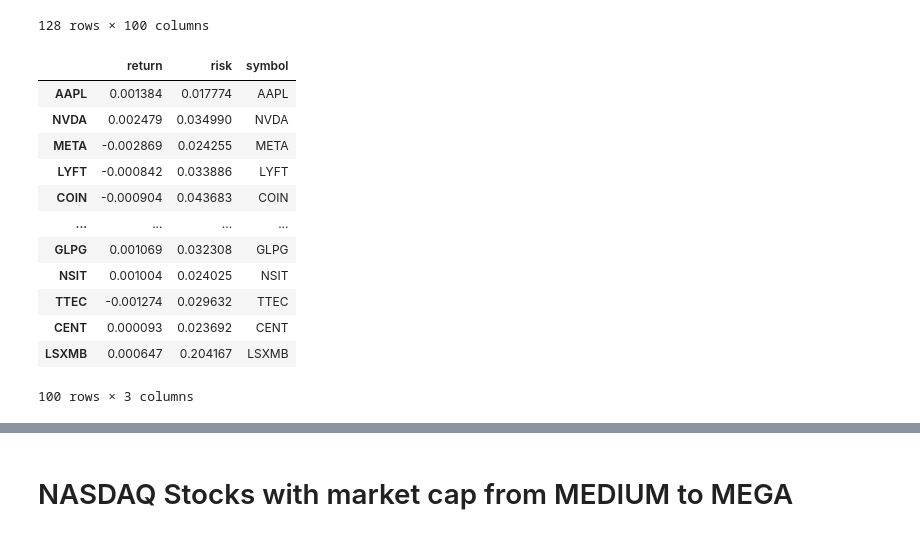
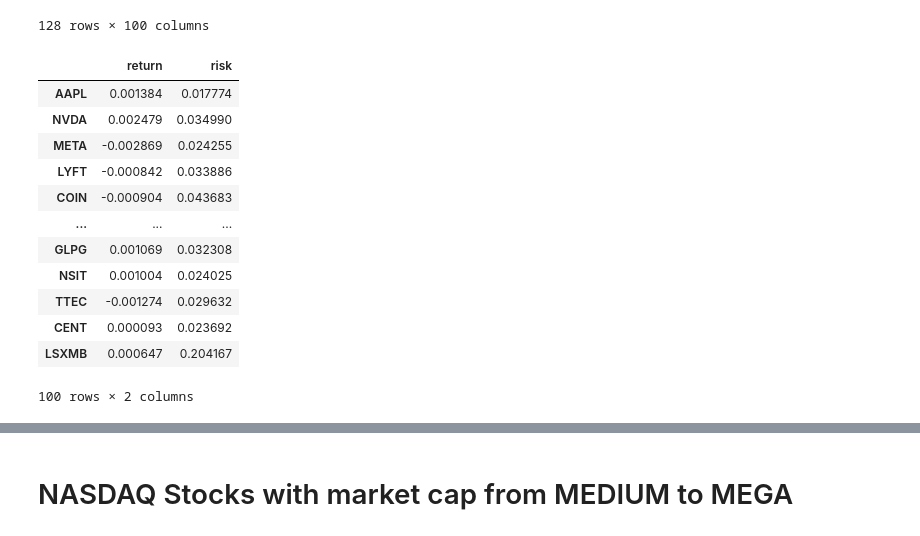
Before and after one commit to matteoprata/LOBCAST, a Jupyter notebook: src/data_preprocessing/pick_lobster_stocks.ipynb, the cells around one changed output, grey strips where cells are left out. Drawn from its saved outputs; the diff is of its cells as text; code cells hidden in the pictures.

```diff
--- a/src/data_preprocessing/pick_lobster_stocks.ipynb
+++ b/src/data_preprocessing/pick_lobster_stocks.ipynb
@@ -26,7 +26,7 @@ with open(PATH_NAME + TOTAL_STOCKS) as f:
 # %% [output]
 /Users/matteoprata/PycharmProjects/lob-adverdarial-attacks-2022
 # %%
-RETURNS_FNAME = "price_return_df.dat"
+RETURNS_FNAME = "data/stocks_picker/price_return_df.dat"
 if not os.path.exists(RETURNS_FNAME):
 
     out_df = None
@@ -130,22 +132,22 @@ daily_returns_df
 # %%
 risk_return = pd.DataFrame()
 risk_return["return"] = daily_returns_df.mean(axis=0)
 risk_return["risk"] = daily_returns_df.std(axis=0)
-risk_return["symbol"] = daily_returns_df.columns
+# risk_return["symbol"] = daily_returns_df.columns
 # risk_return = risk_return.drop("ALHC")
 risk_return
 # %% [output]
-|  | return | risk | symbol |
-| AAPL | 0.001384 | 0.017774 | AAPL |
-| NVDA | 0.002479 | 0.034990 | NVDA |
-| META | -0.002869 | 0.024255 | META |
-| LYFT | -0.000842 | 0.033886 | LYFT |
-| COIN | -0.000904 | 0.043683 | COIN |
-| ... | ... | ... | ... |
-| GLPG | 0.001069 | 0.032308 | GLPG |
-| NSIT | 0.001004 | 0.024025 | NSIT |
-| TTEC | -0.001274 | 0.029632 | TTEC |
-| CENT | 0.000093 | 0.023692 | CENT |
-| LSXMB | 0.000647 | 0.204167 | LSXMB |
+|  | return | risk |
+| AAPL | 0.001384 | 0.017774 |
+| NVDA | 0.002479 | 0.034990 |
+| META | -0.002869 | 0.024255 |
+| LYFT | -0.000842 | 0.033886 |
+| COIN | -0.000904 | 0.043683 |
+| ... | ... | ... |
+| GLPG | 0.001069 | 0.032308 |
+| NSIT | 0.001004 | 0.024025 |
+| TTEC | -0.001274 | 0.029632 |
+| CENT | 0.000093 | 0.023692 |
+| LSXMB | 0.000647 | 0.204167 |
-100 rows × 3 columns
+100 rows × 2 columns
 # %%
```
Also changed, not shown: parts of 13 cells of this notebook, 2 other files.
